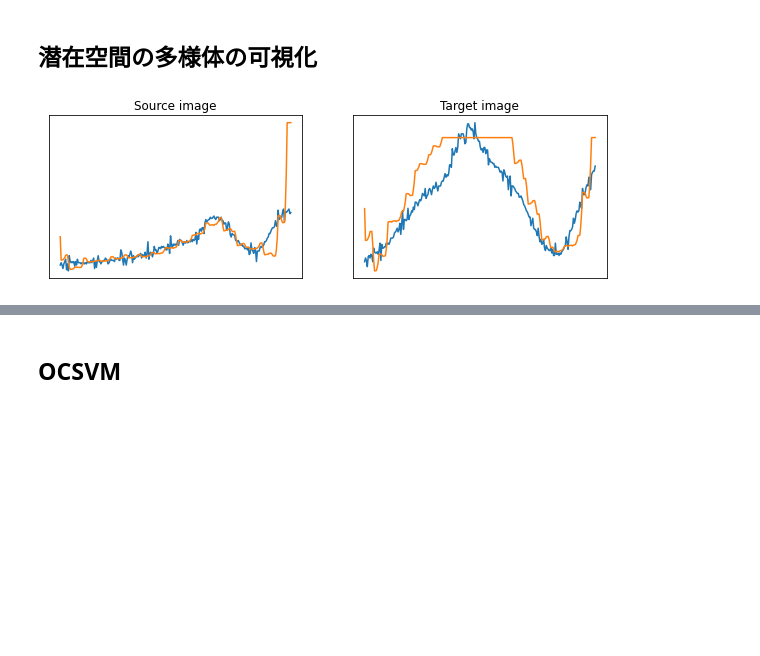
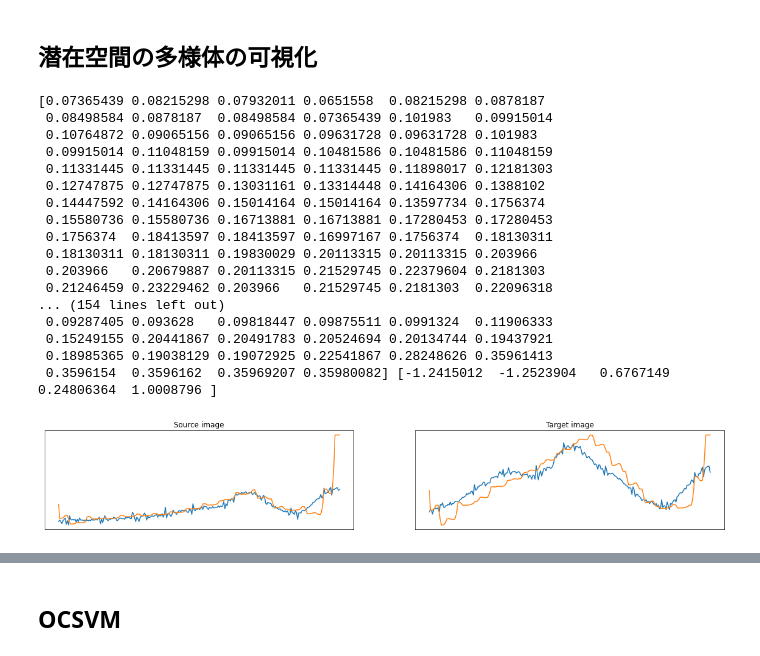
Before and after one commit to YukiHorikawaa/AutoEncoder, a Jupyter notebook: VAE .ipynb, the cells around one changed output, grey strips where cells are left out. Cells and saved outputs as stored; diff of their text form; code cells hidden in the pictures; blank space fills up the shorter version.

```diff
--- a/VAE .ipynb
+++ b/VAE .ipynb
@@ -380,31 +373,58 @@ fig.show()
 # %% [markdown]
 ## 潜在空間の多様体の可視化
 # %%
-fig = plt.figure(figsize=(10, 3))
+saveForder = '修論用データ/'
+fig = plt.figure(figsize=(20, 3))
 sorce = 1
-target = 120
+target = 92
 model.eval()
 data0 =  torch.from_numpy((test_data[sorce]).astype(np.float32)).clone()
 data = data0[np.newaxis, np.newaxis, :]
 loss, z0, y0 = model(data, device)
 y0 = y0.detach().numpy().flatten()
+z0 = z0.detach().numpy().flatten()
 data0 = data0.numpy()
 ax0 = fig.add_subplot(1, 2, 1, xticks=[], yticks=[])
 ax0.set_title('Source image')
 ax0.plot(data0)
 ax0.plot(y0)
+np.savez(saveForder+"/Manifold_z_sorce", data0,y0, z0)
 
 data0 =  torch.from_numpy((test_data[target]).astype(np.float32)).clone()
 data = data0[np.newaxis, np.newaxis, :]
 loss, z1, y0 = model(data, device)
 y0 = y0.detach().numpy().flatten()
+z1 = z1.detach().numpy().flatten()
 data0 = data0.numpy()
 ax0 = fig.add_subplot(1, 2, 2, xticks=[], yticks=[])
 ax0.set_title('Target image')
 ax0.plot(data0)
 ax0.plot(y0)
+print("------------------")
+print(data0,y0, z1)
+np.savez(saveForder+"/Manifold_z_target", data0,y0, z1)
+z = np.load(saveForder+"/Manifold_z_target"+".npz")
+print("------------------")
+print(z['arr_0'], z['arr_1'], z['arr_2'])
 
 fig.show()
 # %% [output]
+[0.07365439 0.08215298 0.07932011 0.0651558  0.08215298 0.0878187
+ 0.08498584 0.0878187  0.08498584 0.07365439 0.101983   0.09915014
+ 0.10764872 0.09065156 0.09065156 0.09631728 0.09631728 0.101983
+ 0.09915014 0.11048159 0.09915014 0.10481586 0.10481586 0.11048159
+ 0.11331445 0.11331445 0.11331445 0.11331445 0.11898017 0.12181303
+ 0.12747875 0.12747875 0.13031161 0.13314448 0.14164306 0.1388102
+ 0.14447592 0.14164306 0.15014164 0.15014164 0.13597734 0.1756374
+ 0.15580736 0.15580736 0.16713881 0.16713881 0.17280453 0.17280453
+ 0.1756374  0.18413597 0.18413597 0.16997167 0.1756374  0.18130311
+ 0.18130311 0.18130311 0.19830029 0.20113315 0.20113315 0.203966
+ 0.203966   0.20679887 0.20113315 0.21529745 0.22379604 0.2181303
+ 0.21246459 0.23229462 0.203966   0.21529745 0.2181303  0.22096318
+... (154 lines left out)
+ 0.09287405 0.093628   0.09818447 0.09875511 0.0991324  0.11906333
+ 0.15249155 0.20441867 0.20491783 0.20524694 0.20134744 0.19437921
+ 0.18985365 0.19038129 0.19072925 0.22541867 0.28248626 0.35961413
+ 0.3596154  0.3596162  0.35969207 0.35980082] [-1.2415012  -1.2523904   0.6767149   0.24806364  1.0008796 ]
-[figure, old version]
+[figure, new version]
 # %%
```
Also changed, not shown: parts of 3 cells of this notebook, 14 other files.
